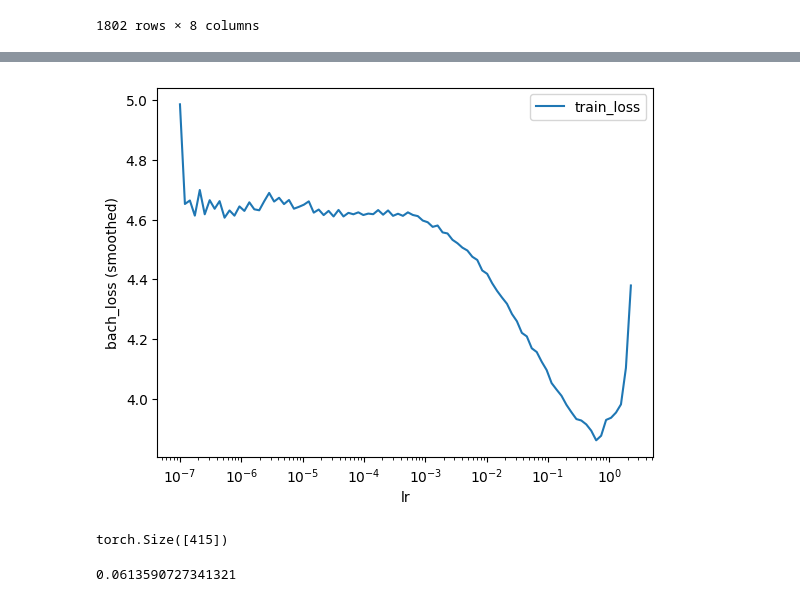
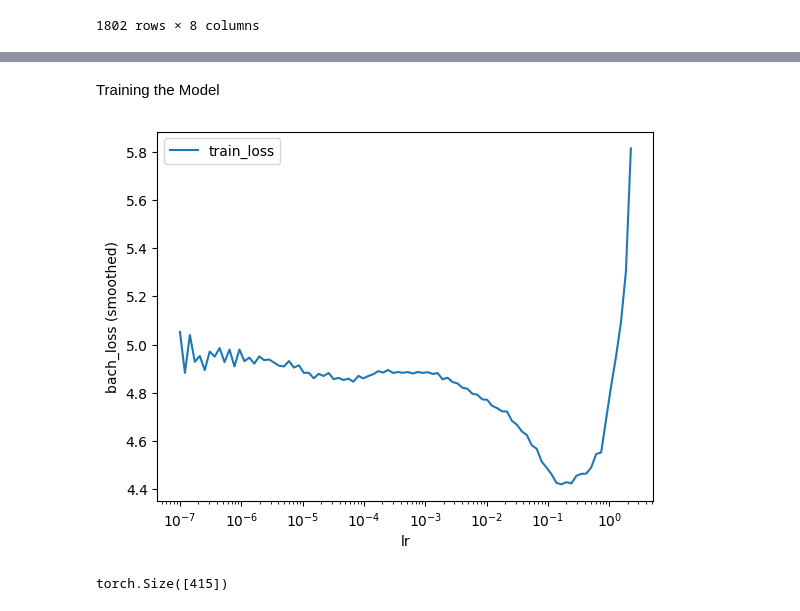
Before and after one commit to Fasmanuel2002/UPSA_Thesis_Research, a Jupyter notebook: research/notebooks/nn_Cox_limma.ipynb, the cells around one changed output, grey strips where cells are left out. Cells and saved outputs as stored; diff of their text form; code cells hidden in the pictures.

Commit message:
Added the nn limma with grid search

```diff
--- a/research/notebooks/nn_Cox_limma.ipynb
+++ b/research/notebooks/nn_Cox_limma.ipynb
@@ -158,2 +163,22 @@ torch.Size([415, 500])
+# %%
+from itertools import product
+
+param_grid = {
+    "num_nodes": [[32,16], [32,32], [64,32]],
+    "dropout": [0.0, 0.2, 0.4],
+    "batch_norm": [True, False],
+    "lr": [1e-3, 5e-4, 1e-4],
+    "weight_decay": [0, 1e-4, 1e-3],
+    "batch_size": [128, 256],
+}
+
+grid = list(product(
+    param_grid["num_nodes"],
+    param_grid["dropout"],
+    param_grid["batch_norm"],
+    param_grid["lr"],
+    param_grid["weight_decay"],
+    param_grid["batch_size"],
+))
 # %%
 in_features = train_X.shape[1]
@@ -170,22 +235,37 @@ net = tt.torchtuples.practical.MLPVanilla(
+# %% [markdown]
+Training the Model
 # %%
-model = CoxPH(net, tt.torchtuples.optim.Adam)
+num_nodes = [32, 32]
+out_features = 1
+dropout = 0.4
+batch_norm = True
+lr = 0.005
+weight_decay = 0
+batch_size = 256
+
+
+
+net = tt.torchtuples.practical.MLPVanilla(
+    in_features=in_features,
+    num_nodes=num_nodes,
+    out_features=out_features,
+    batch_norm=batch_norm,
+    dropout=dropout,
+    output_bias=output_bias
+)
+model = CoxPH(net, tt.torchtuples.optim.Adam(weight_decay=weight_decay))
 # %%
-batch_size = 256
+batch_size = batch_size
 lrfinder = model.lr_finder(input=train_X,
                            target=(train_durations, train_events),
                            batch_size=batch_size,
-                           tolerance=10)
+                           tolerance=20)
 
 _ = lrfinder.plot()
 # %% [output]
-[figure, old version]
+[figure, new version]
 # %%
 train_durations.shape
 # %% [output]
 torch.Size([415])
-# %%
-learning_rate = lrfinder.get_best_lr()
-learning_rate
-# %% [output]
-0.0613590727341321
 # %%
```
Also changed, not shown: parts of 26 cells of this notebook, 1 other file.
